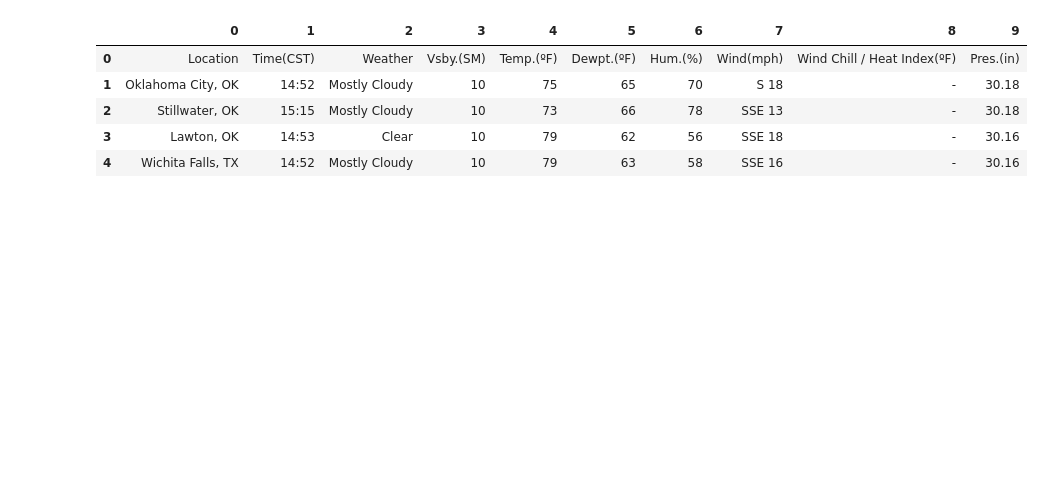
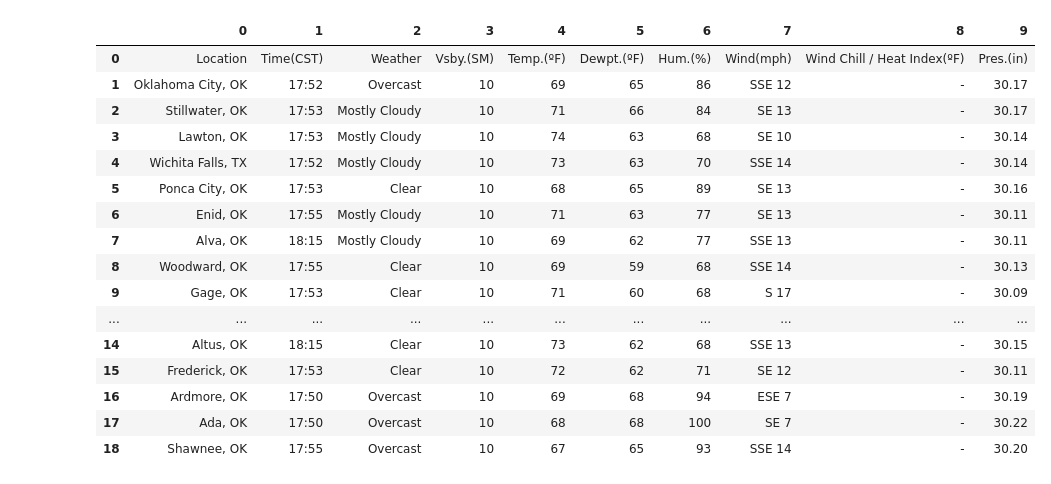
Before and after one commit to khatriprajwol/Class-and-Objects, a Jupyter notebook: Weather_data.ipynb, the cells around one changed output. Drawn from its saved outputs; the diff is of its cells as text; code cells hidden in the pictures; blank space fills up the shorter version.

```diff
--- a/Weather_data.ipynb
+++ b/Weather_data.ipynb
@@ -32,10 +15,21 @@ src="http://www.weather.gov/images/oun/graphicast/image5.png?c0fe5673eac77692b66
 # %%
-df = pa.read_html("https://www.weather.gov/oun/")
-df[4].head()
+dfs = pa.read_html("https://www.weather.gov/oun/")
+dfs[4]
 # %% [output]
 |  | 0 | 1 | 2 | 3 | 4 | 5 | 6 | 7 | 8 | 9 |
 | 0 | Location | Time(CST) | Weather | Vsby.(SM) | Temp.(ºF) | Dewpt.(ºF) | Hum.(%) | Wind(mph) | Wind Chill / Heat Index(ºF) | Pres.(in) |
-| 1 | Oklahoma City, OK | 14:52 | Mostly Cloudy | 10 | 75 | 65 | 70 | S 18 | - | 30.18 |
-| 2 | Stillwater, OK | 15:15 | Mostly Cloudy | 10 | 73 | 66 | 78 | SSE 13 | - | 30.18 |
-| 3 | Lawton, OK | 14:53 | Clear | 10 | 79 | 62 | 56 | SSE 18 | - | 30.16 |
-| 4 | Wichita Falls, TX | 14:52 | Mostly Cloudy | 10 | 79 | 63 | 58 | SSE 16 | - | 30.16 |
+| 1 | Oklahoma City, OK | 17:52 | Overcast | 10 | 69 | 65 | 86 | SSE 12 | - | 30.17 |
+| 2 | Stillwater, OK | 17:53 | Mostly Cloudy | 10 | 71 | 66 | 84 | SE 13 | - | 30.17 |
+| 3 | Lawton, OK | 17:53 | Mostly Cloudy | 10 | 74 | 63 | 68 | SE 10 | - | 30.14 |
+| 4 | Wichita Falls, TX | 17:52 | Mostly Cloudy | 10 | 73 | 63 | 70 | SSE 14 | - | 30.14 |
+| 5 | Ponca City, OK | 17:53 | Clear | 10 | 68 | 65 | 89 | SE 13 | - | 30.16 |
+| 6 | Enid, OK | 17:55 | Mostly Cloudy | 10 | 71 | 63 | 77 | SE 13 | - | 30.11 |
+| 7 | Alva, OK | 18:15 | Mostly Cloudy | 10 | 69 | 62 | 77 | SSE 13 | - | 30.11 |
+| 8 | Woodward, OK | 17:55 | Clear | 10 | 69 | 59 | 68 | SSE 14 | - | 30.13 |
+| 9 | Gage, OK | 17:53 | Clear | 10 | 71 | 60 | 68 | S 17 | - | 30.09 |
+| ... | ... | ... | ... | ... | ... | ... | ... | ... | ... | ... |
+| 14 | Altus, OK | 18:15 | Clear | 10 | 73 | 62 | 68 | SSE 13 | - | 30.15 |
+| 15 | Frederick, OK | 17:53 | Clear | 10 | 72 | 62 | 71 | SE 12 | - | 30.11 |
+| 16 | Ardmore, OK | 17:50 | Overcast | 10 | 69 | 68 | 94 | ESE 7 | - | 30.19 |
+| 17 | Ada, OK | 17:50 | Overcast | 10 | 68 | 68 | 100 | SE 7 | - | 30.22 |
+| 18 | Shawnee, OK | 17:55 | Overcast | 10 | 67 | 65 | 93 | SSE 14 | - | 30.20 |
```
Also changed, not shown: parts of 8 cells of this notebook.
